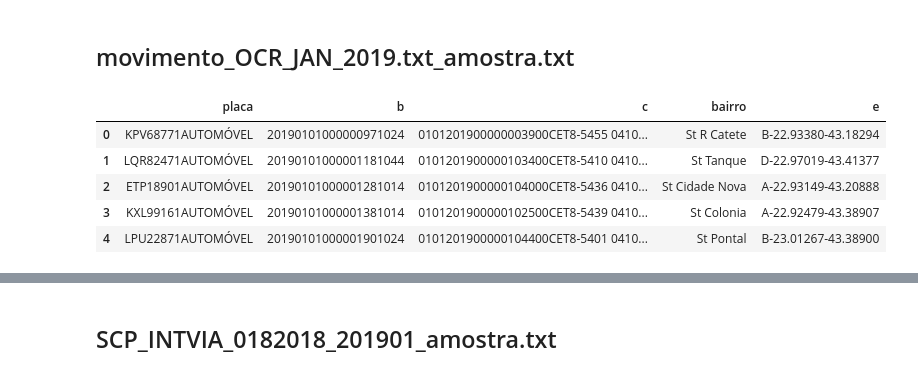
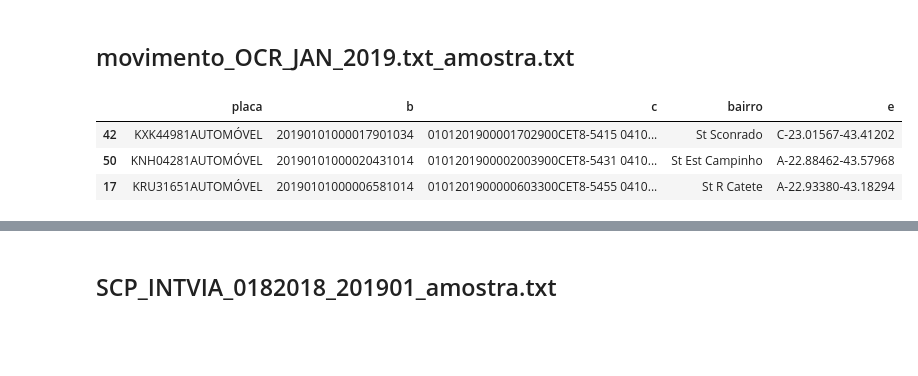
Before and after one commit to brenoimatos/UFRJ-CET-Rio, a Jupyter notebook: amostra_dados.ipynb, the cells around one changed output, grey strips where cells are left out. Saved outputs shown, nothing was run; the diff lists cells and outputs as text; code cells hidden in the pictures; blank space fills up the shorter version.

```diff
--- a/amostra_dados.ipynb
+++ b/amostra_dados.ipynb
@@ -23,33 +24,31 @@ df_veic.head(4)
 # %%
 # Nome para colunas desconhecidas
 colnames = ['x']
 # Usando separador '|' apenas para conseguir importar e depois tentar tratar
 df_ocr = pd.read_csv('movimento_OCR_JAN_2019.txt_amostra.txt', sep='|', names = colnames)
 
 # Correção para linhas que começam com múltiplos espaços
 def correctSplit(x):
     splitted_str = list(x)
     if splitted_str[0] == '|':
         splitted_str[0] = ''
     return ''.join(splitted_str)
 
 # Separando as colunas manualmente
 df_ocr['x'] = df_ocr.x.replace({'( ){2,} ':'|'},regex=True) # Substituindo 2 ou + espaços pelo caracter "|"
 df_ocr['x'] = df_ocr.x.apply(lambda x: correctSplit(x))
 df_ocr['placa'] = df_ocr.x.apply(lambda x: x.split('|')[0])
 df_ocr['b'] = df_ocr.x.apply(lambda x: x.split('|')[1])
 df_ocr['c'] = df_ocr.x.apply(lambda x: x.split('|')[2])
 df_ocr['bairro'] = df_ocr.x.apply(lambda x: x.split('|')[3])
 df_ocr['e'] = df_ocr.x.apply(lambda x: x.split('|')[4])
 
 # Dropando a coluna x utilizada para separar as outras colunas
 df_ocr.drop('x', axis = 1, inplace = True)
 
-df_ocr.head()
+df_ocr.sample(3)
 # %% [output]
 |  | placa | b | c | bairro | e |
-| 0 | KPV68771AUTOMÓVEL | 20190101000000971024 | 0101201900000003900CET8-5455 0410... | St R Catete | B-22.93380-43.18294 |
-| 1 | LQR82471AUTOMÓVEL | 20190101000001181044 | 0101201900000103400CET8-5410 0410... | St Tanque | D-22.97019-43.41377 |
-| 2 | ETP18901AUTOMÓVEL | 20190101000001281014 | 0101201900000104000CET8-5436 0410... | St Cidade Nova | A-22.93149-43.20888 |
-| 3 | KXL99161AUTOMÓVEL | 20190101000001381014 | 0101201900000102500CET8-5439 0410... | St Colonia | A-22.92479-43.38907 |
-| 4 | LPU22871AUTOMÓVEL | 20190101000001901024 | 0101201900000104400CET8-5401 0410... | St Pontal | B-23.01267-43.38900 |
+| 42 | KXK44981AUTOMÓVEL | 20190101000017901034 | 0101201900001702900CET8-5415 0410... | St Sconrado | C-23.01567-43.41202 |
+| 50 | KNH04281AUTOMÓVEL | 20190101000020431014 | 0101201900002003900CET8-5431 0410... | St Est Campinho | A-22.88462-43.57968 |
+| 17 | KRU31651AUTOMÓVEL | 20190101000006581014 | 0101201900000603300CET8-5455 0410... | St R Catete | A-22.93380-43.18294 |
```
Also changed, not shown: parts of 5 cells of this notebook.
